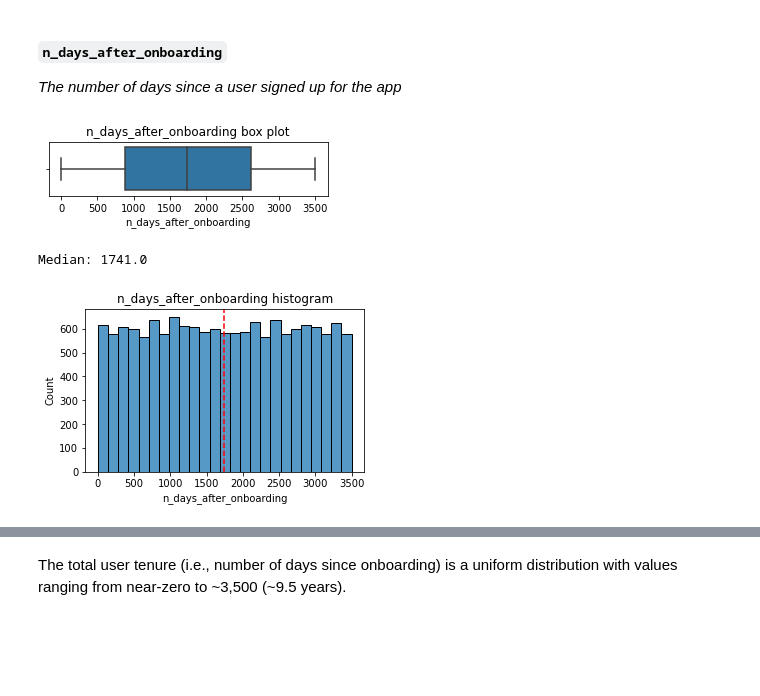
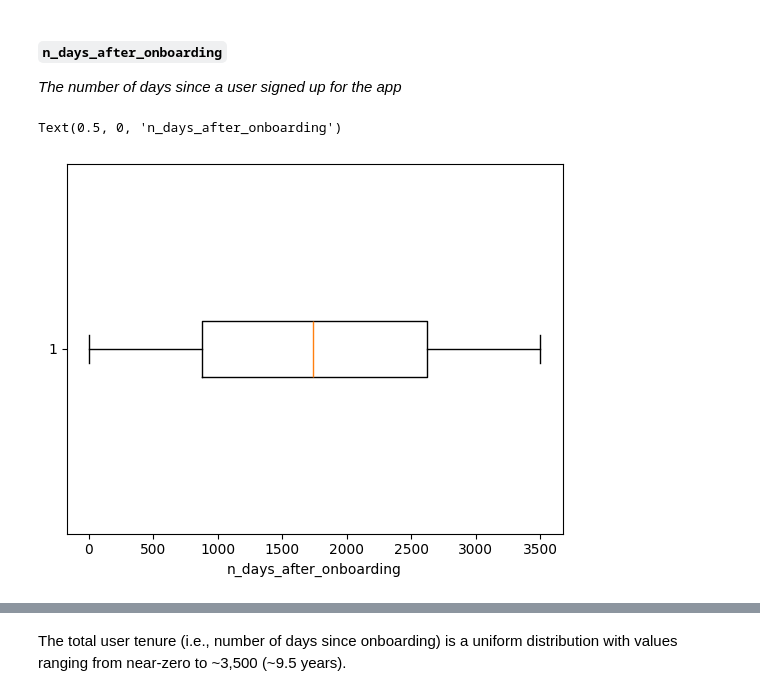
Before and after one commit to asuresh213/Data-Analytics-and-ML-with-torch, a Jupyter notebook: Google Adv Data Analytics - Capstone Project/Course 3 Waze project lab.ipynb, the cells around one changed output, grey strips where cells are left out. Cells and saved outputs as stored; diff of their text form; code cells hidden in the pictures; blank space fills up the shorter version.

```diff
--- a/Google Adv Data Analytics - Capstone Project/Course 3 Waze project lab.ipynb
+++ b/Google Adv Data Analytics - Capstone Project/Course 3 Waze project lab.ipynb
@@ -223,14 +255,8 @@ The `total_sessions` is a right-skewed distribution. The median total number of
 _The number of days since a user signed up for the app_
 # %%
 # Box plot
-plt.figure(figsize=(5,1))
-sns.boxplot(x=df['n_days_after_onboarding'], fliersize=1)
-plt.title('n_days_after_onboarding box plot');
+plt.boxplot(df["n_days_after_onboarding"], vert=False)
+plt.xlabel("n_days_after_onboarding")
 # %% [output]
+Text(0.5, 0, 'n_days_after_onboarding')
-[figure, old version]
+[figure, new version]
-# %%
-# Histogram
-histogrammer('n_days_after_onboarding', median_text=False)
-# %% [output]
-Median: 1741.0
-[figure, removed]
```
Also changed, not shown: parts of 49 cells of this notebook, 4 other files.
